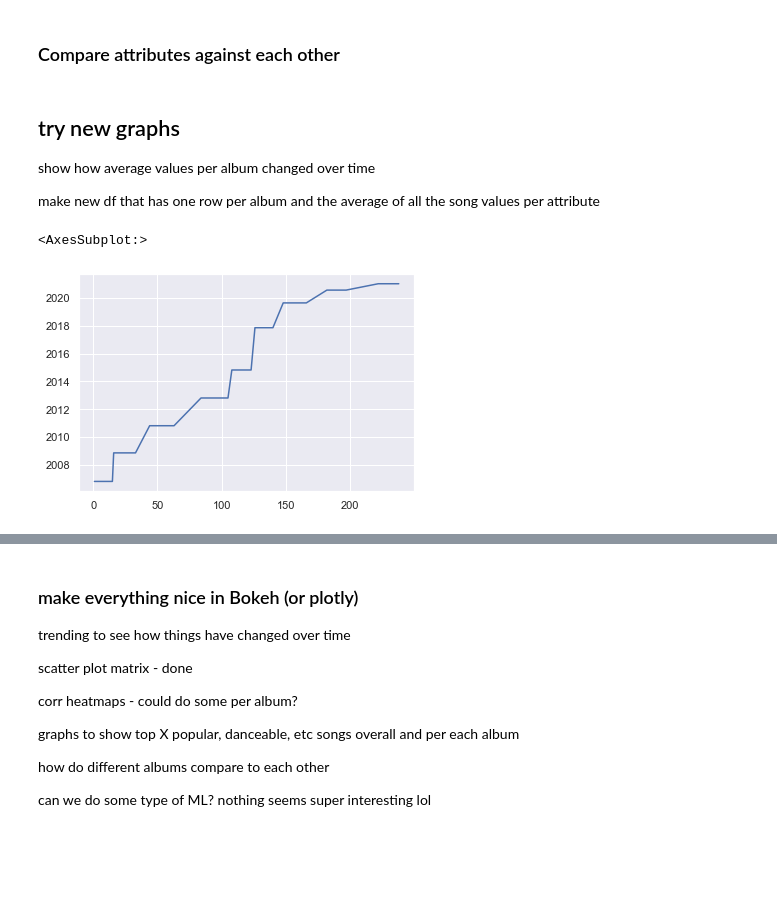
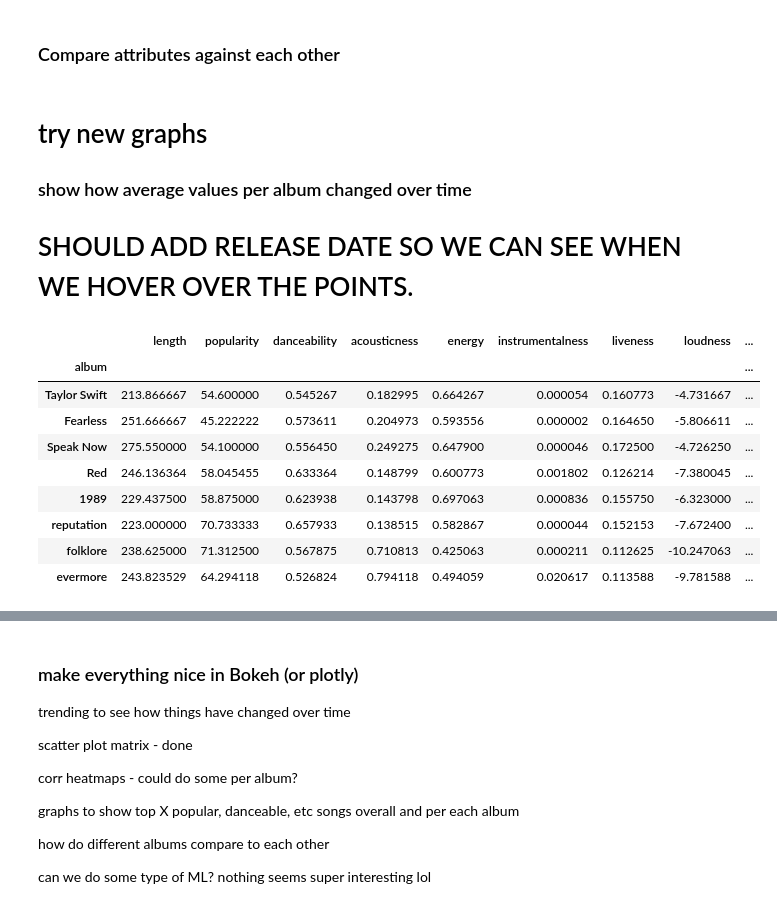
Before and after one commit to Wilb11/t-swift, a Jupyter notebook: taylor_swift_song_analysis.ipynb, the cells around one changed output, grey strips where cells are left out. Saved outputs shown, nothing was run; the diff lists cells and outputs as text; code cells hidden in the pictures; blank space fills up the shorter version.

```diff
--- a/taylor_swift_song_analysis.ipynb
+++ b/taylor_swift_song_analysis.ipynb
@@ -358,13 +358,24 @@ create_plotly_scatter_two_columns(df, "energy", "danceability", ['name'], 'album
 # energy and danceability
 create_plotly_scatter_two_columns(df, "energy", "tempo", ['name'], 'album', color_purd, 'Energy versus tempo', 'plotly_dark', 15, 0.5, 'white')
 # %% [markdown]
-## try new graphs
+# try new graphs
 
-show how average values per album changed over time
+### show how average values per album changed over time
 
-make new df that has one row per album and the average of all the song values per attribute
+# SHOULD ADD RELEASE DATE SO WE CAN SEE WHEN WE HOVER OVER THE POINTS.
 # %%
-df.release_date.plot(x='length')
+## create new df to store average values per album
+df_avg = df.groupby('album').mean()
+df_avg = df_avg.reindex(['Taylor Swift','Fearless','Speak Now','Red','1989','reputation','folklore','evermore'])
+df_avg
 # %% [output]
-<AxesSubplot:>
-[figure, removed]
+|  | length | popularity | danceability | acousticness | energy | instrumentalness | liveness | loudness | ... |
+| album |  |  |  |  |  |  |  |  | ... |
+| Taylor Swift | 213.866667 | 54.600000 | 0.545267 | 0.182995 | 0.664267 | 0.000054 | 0.160773 | -4.731667 | ... |
+| Fearless | 251.666667 | 45.222222 | 0.573611 | 0.204973 | 0.593556 | 0.000002 | 0.164650 | -5.806611 | ... |
+| Speak Now | 275.550000 | 54.100000 | 0.556450 | 0.249275 | 0.647900 | 0.000046 | 0.172500 | -4.726250 | ... |
+| Red | 246.136364 | 58.045455 | 0.633364 | 0.148799 | 0.600773 | 0.001802 | 0.126214 | -7.380045 | ... |
+| 1989 | 229.437500 | 58.875000 | 0.623938 | 0.143798 | 0.697063 | 0.000836 | 0.155750 | -6.323000 | ... |
+| reputation | 223.000000 | 70.733333 | 0.657933 | 0.138515 | 0.582867 | 0.000044 | 0.152153 | -7.672400 | ... |
+| folklore | 238.625000 | 71.312500 | 0.567875 | 0.710813 | 0.425063 | 0.000211 | 0.112625 | -10.247063 | ... |
+| evermore | 243.823529 | 64.294118 | 0.526824 | 0.794118 | 0.494059 | 0.020617 | 0.113588 | -9.781588 | ... |
```
Also changed, not shown: parts of 8 cells of this notebook, 12 other files.
